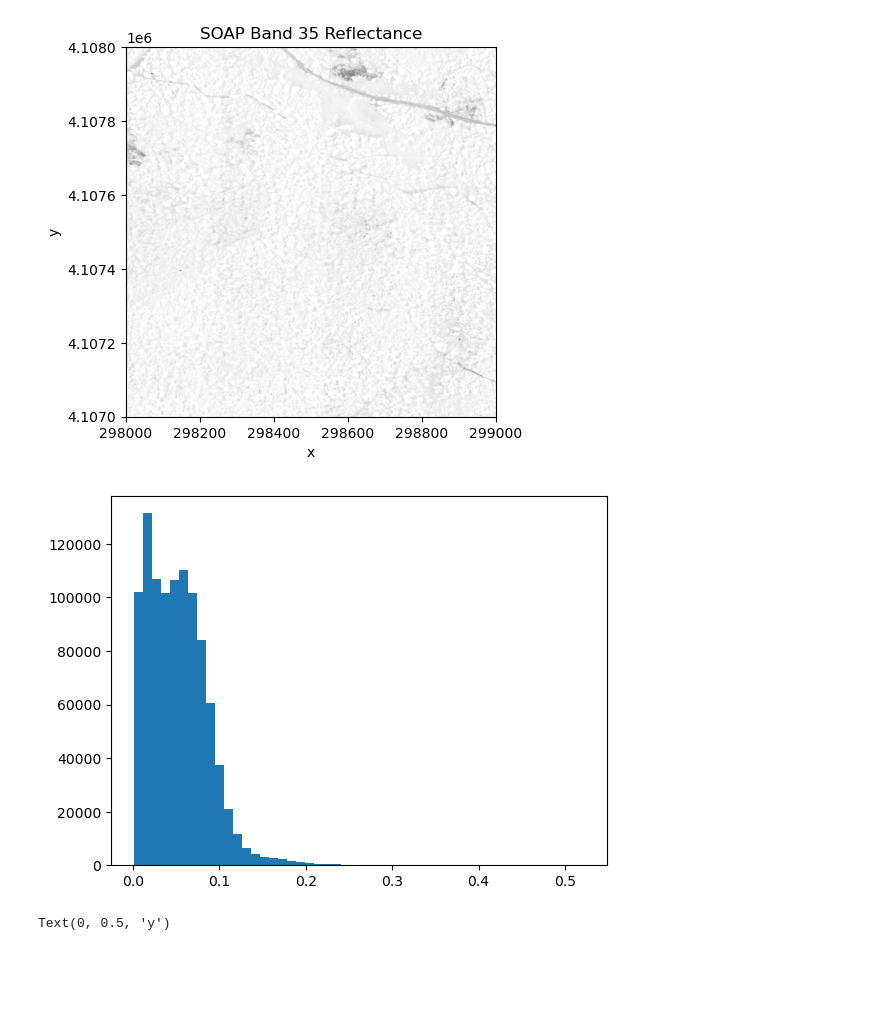
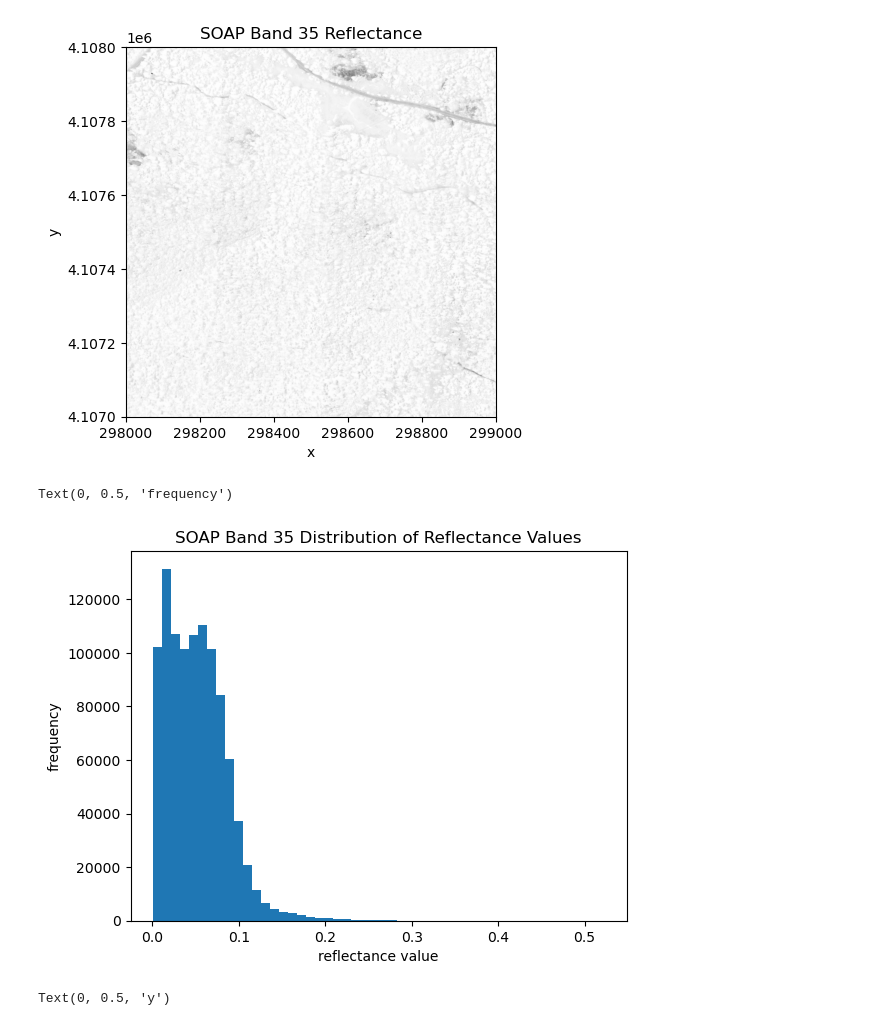
Before and after one commit to NEONScience/AOP-EMIT, a Jupyter notebook: notebooks/exploratory/hr/03_hr_neon_hyperspectral_download.ipynb, the cells around one changed output. Cells and saved outputs as stored; diff of their text form; code cells hidden in the pictures; blank space fills up the shorter version.

```diff
--- a/notebooks/exploratory/hr/03_hr_neon_hyperspectral_download.ipynb
+++ b/notebooks/exploratory/hr/03_hr_neon_hyperspectral_download.ipynb
@@ -519,8 +527,12 @@ Text(0, 0.5, 'y')
 # %%
 # create histogram of band reflectance values to see range & distribution
 plt.hist(b35[~np.isnan(b35)],50); #50 signifies the # of bins
+plt.title("SOAP Band 35 Distribution of Reflectance Values")
+plt.xlabel("reflectance value")
+plt.ylabel("frequency")
 # %% [output]
+Text(0, 0.5, 'frequency')
-[figure, old version]
+[figure, new version]
 # %%
 # adjust color limit on plot
 soap_35_plot = plt.imshow(b35,extent=soap_ext,cmap='Greys',clim=(0,0.2))
```
Also changed, not shown: parts of 3 cells of this notebook.
